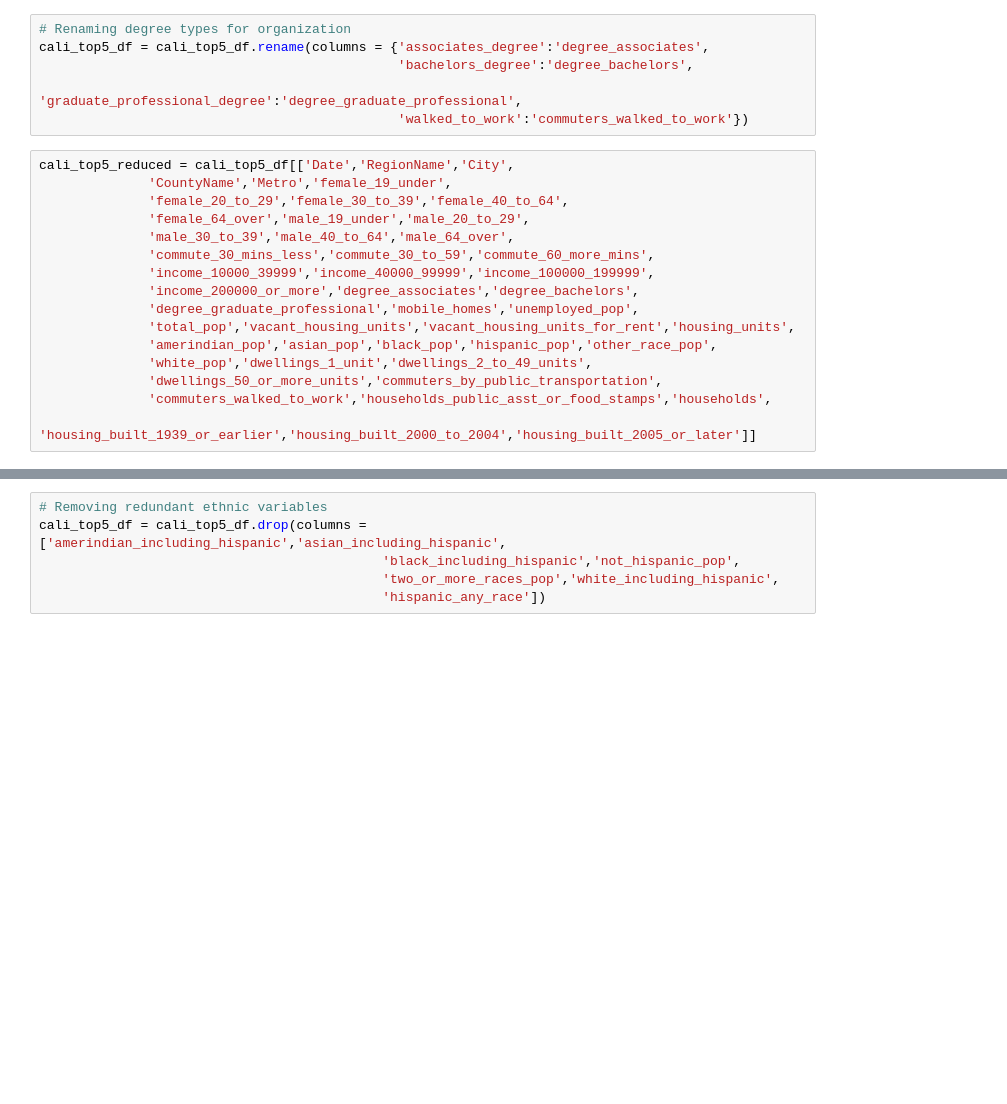
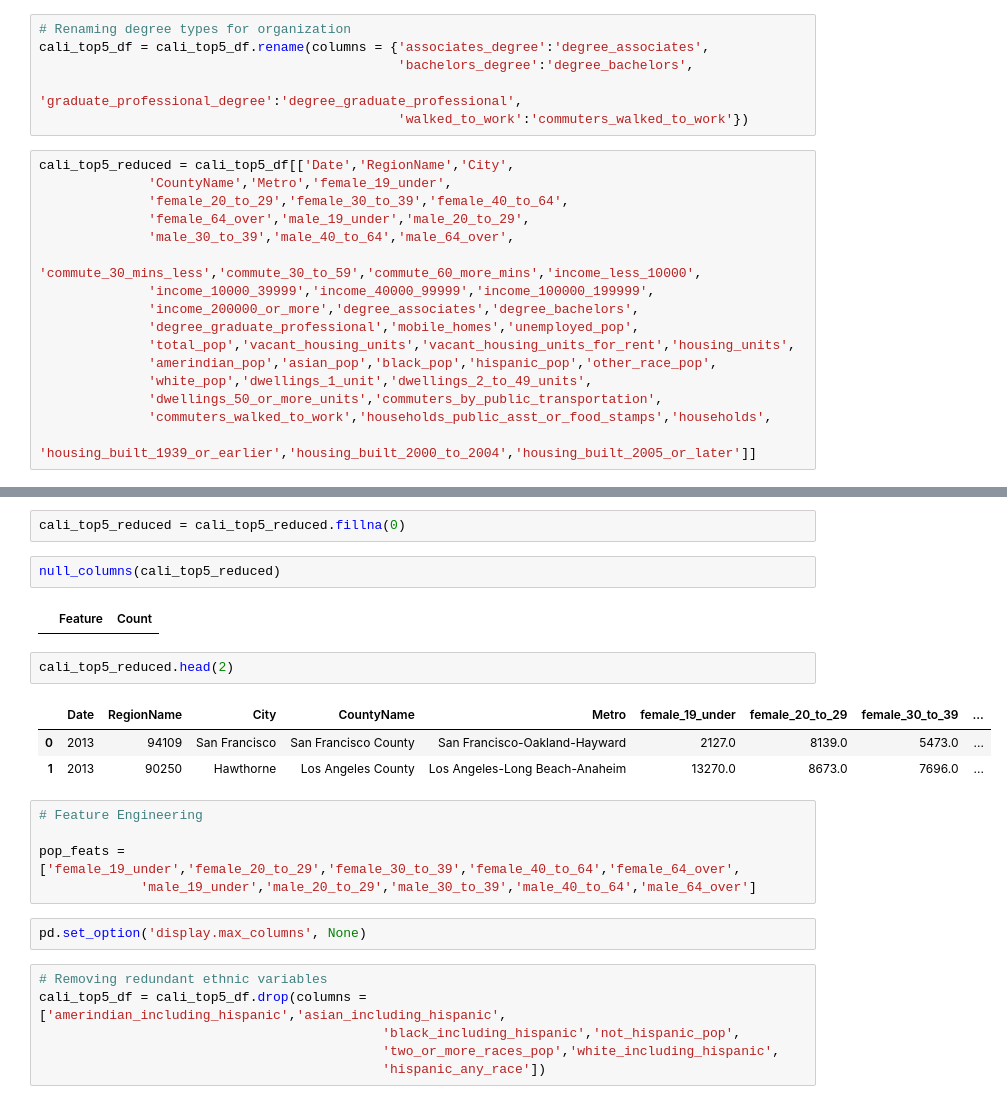
Before and after one commit to Skipp-py/NYCDSA_Capstone, a Jupyter notebook: David/0_Feature_Engineering.ipynb, the cells around one changed output, grey strips where cells are left out. Drawn from its saved outputs; the diff is of its cells as text; blank space fills up the shorter version.

Commit message:
Updated Feature Engineering

```diff
--- a/David/0_Feature_Engineering.ipynb
+++ b/David/0_Feature_Engineering.ipynb
@@ -189,7 +201,7 @@ cali_top5_reduced = cali_top5_df[['Date','RegionName','City',
               'female_20_to_29','female_30_to_39','female_40_to_64',
               'female_64_over','male_19_under','male_20_to_29',
               'male_30_to_39','male_40_to_64','male_64_over',
-              'commute_30_mins_less','commute_30_to_59','commute_60_more_mins',
+              'commute_30_mins_less','commute_30_to_59','commute_60_more_mins','income_less_10000',
               'income_10000_39999','income_40000_99999','income_100000_199999',
               'income_200000_or_more','degree_associates','degree_bachelors',
               'degree_graduate_professional','mobile_homes','unemployed_pop',
@@ -216,3 +220,22 @@ cali_top5_reduced = cali_top5_df[['Date','RegionName','City',
+# %%
+cali_top5_reduced = cali_top5_reduced.fillna(0)
+# %%
+null_columns(cali_top5_reduced)
+# %% [output]
+|  | Feature | Count |
+# %%
+cali_top5_reduced.head(2)
+# %% [output]
+|  | Date | RegionName | City | CountyName | Metro | female_19_under | female_20_to_29 | female_30_to_39 | ... |
+| 0 | 2013 | 94109 | San Francisco | San Francisco County | San Francisco-Oakland-Hayward | 2127.0 | 8139.0 | 5473.0 | ... |
+| 1 | 2013 | 90250 | Hawthorne | Los Angeles County | Los Angeles-Long Beach-Anaheim | 13270.0 | 8673.0 | 7696.0 | ... |
+# %%
+# Feature Engineering
+
+pop_feats = ['female_19_under','female_20_to_29','female_30_to_39','female_40_to_64','female_64_over',
+             'male_19_under','male_20_to_29','male_30_to_39','male_40_to_64','male_64_over']
+# %%
+pd.set_option('display.max_columns', None)
 # %%
 # Removing redundant ethnic variables
 cali_top5_df = cali_top5_df.drop(columns = ['amerindian_including_hispanic','asian_including_hispanic',
```
Also changed, not shown: parts of 4 cells of this notebook, 2 other files.
